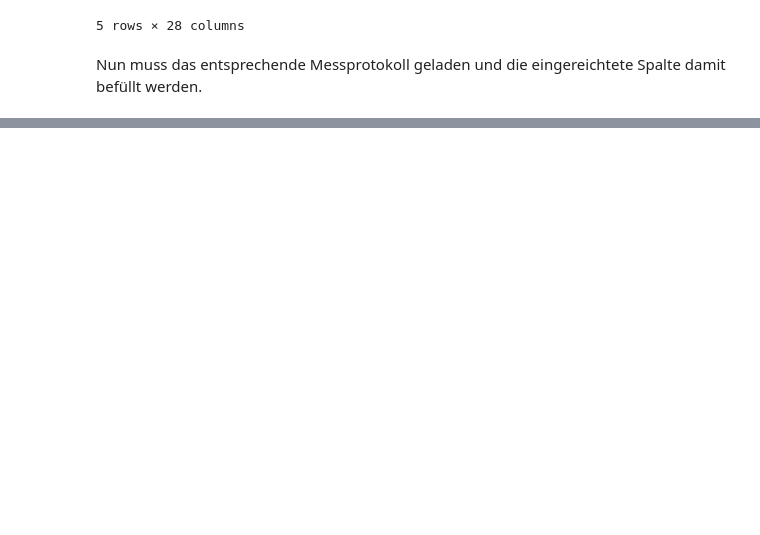
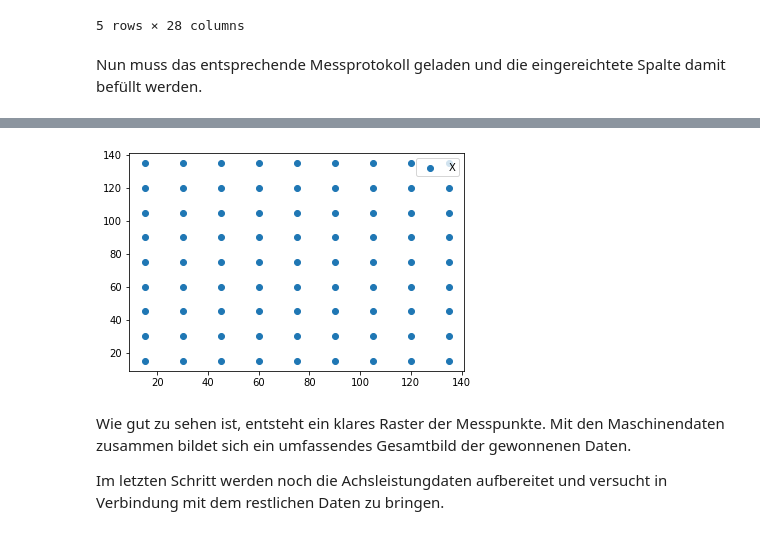
Before and after one commit to Xavubil/master_project_machine_learning, a Jupyter notebook: data_exploration/Datenaufbereitung_Vorgehen.ipynb, the cells around one changed output, grey strips where cells are left out. Drawn from its saved outputs; the diff is of its cells as text; code cells hidden in the pictures; blank space fills up the shorter version.

```diff
--- a/data_exploration/Datenaufbereitung_Vorgehen.ipynb
+++ b/data_exploration/Datenaufbereitung_Vorgehen.ipynb
@@ -178,0 +186,5 @@ dfMeas.head(10)
+# %%
+# Transformation des Pandas-Dataframe zur List und Umwandlung der Strings in Floats
+dfMeas = importbib.transformStringListToFloatList(dfMeas, 'Setpoint')
+dfMeas = importbib.transformStringListToFloatList(dfMeas, 'Measured')
+dfMeas = importbib.transformStringListToFloatList(dfMeas, 'Difference')
@@ -179,3 +194,22 @@ dfMeas.head(10)
+# %%
+listMeas_setPoint = dfMeas['Setpoint']
+
+# Separierung der Setpoint-Werte
+listMeas_setPointX = listMeas_setPoint[0::3]
+listMeas_setPointY = listMeas_setPoint[1::3]
+listMeas_setPointDia = listMeas_setPoint[2::3]
+# %%
+# Plotten der Messpunkte
+plt.scatter(listMeas_setPointX, listMeas_setPointY)
+
+plt.legend(["X","Y"])
+plt.show()
+# %% [output]
+[figure, added]
+# %% [markdown]
+Wie gut zu sehen ist, entsteht ein klares Raster der Messpunkte. Mit den Maschinendaten zusammen bildet sich ein umfassendes Gesamtbild der gewonnenen Daten.
+
+Im letzten Schritt werden noch die Achsleistungdaten aufbereitet und versucht in Verbindung mit dem restlichen Daten zu bringen.
 # %%
 # Einlesen der Daten der Achsleistung
 dfAchs = importbib.importAchsleistungsData('csv_Files/Achsleistung-2019-11-20T10-27-03_E1.csv')
```
Also changed, not shown: parts of 6 cells of this notebook, 2 other files.
